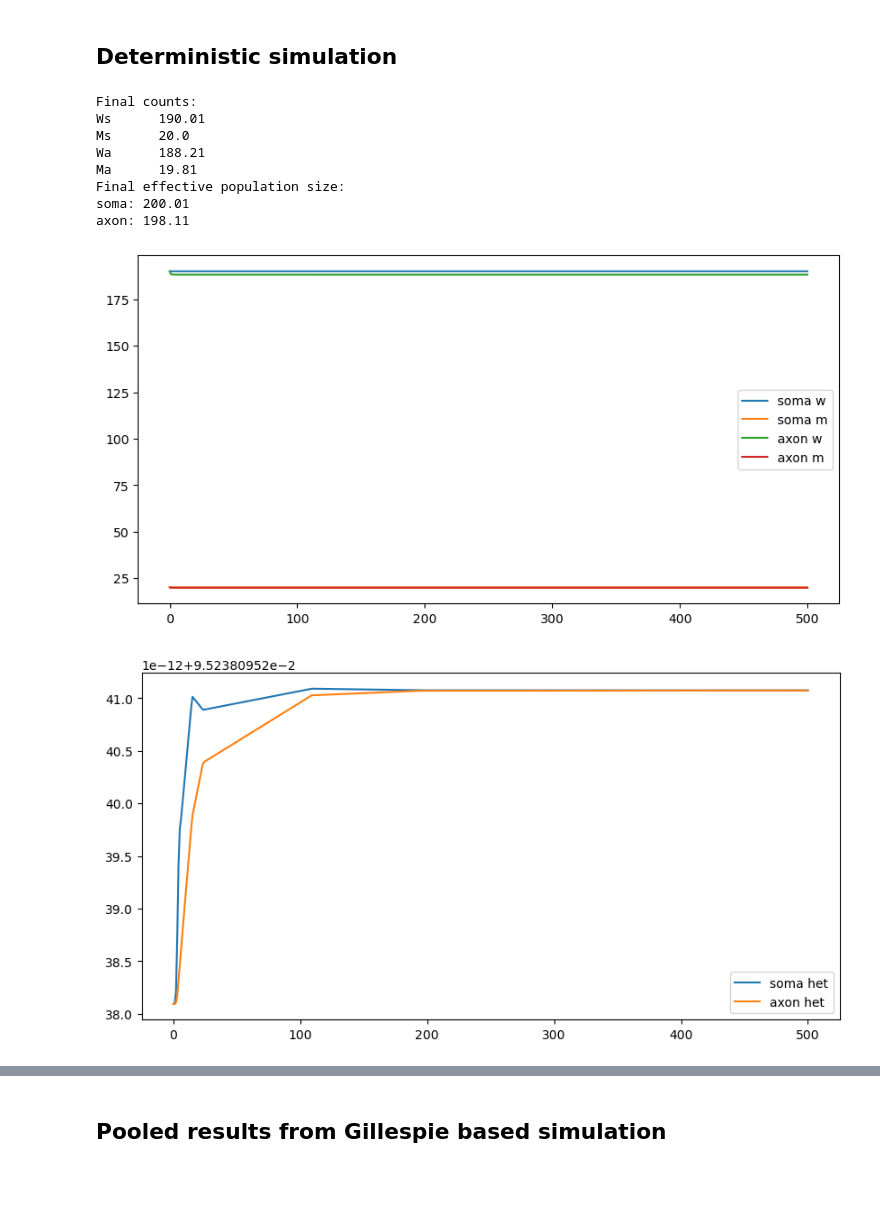
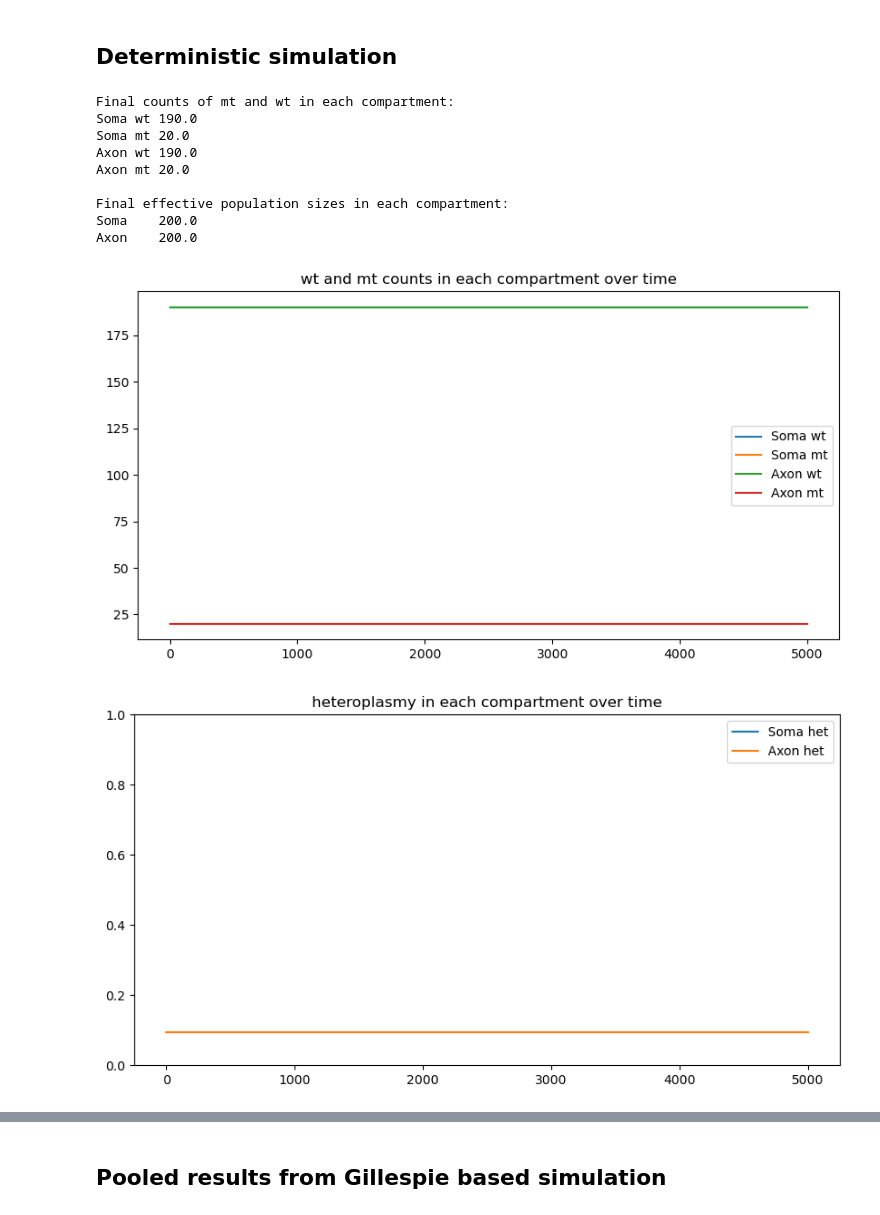
Before and after one commit to dkornai/SSD-in-Neurons, a Jupyter notebook: neruon_model_2c.ipynb, the cells around one changed output, grey strips where cells are left out. Cells and saved outputs as stored; diff of their text form; code cells hidden in the pictures; blank space fills up the shorter version.

Commit message:
updated 2 compartment model's notebook

```diff
--- a/neruon_model_2c.ipynb
+++ b/neruon_model_2c.ipynb
@@ -42,7 +42,7 @@ def neuron_model(t, z):
 # %%
 ## BIOLOGICAL PARAMETERS ##
 MU = 0.07 # death rate
-GAMMA = 0.05 # transport rate
+GAMMA = 0.07 # transport rate
 DELTA = 0.5 # mutant deficiency
 C_B = 0.1 # birth adaptibility constant
 C_T = 0.01 # transport adaptibility constant
@@ -50,10 +50,11 @@ NSS_S = 200 # soma population size
 NSS_A = 200 # axon population size
 
 ## VARIABLE NAMES ##
-VARS = ['Ws', 'Ms', 'Wa', 'Ma']
+VARS = ['Soma wt', 'Soma mt', 'Axon wt', 'Axon mt']
+COMP = ['Soma', 'Axon']
 
 ## SIMULATION PARAMETERS ##
-MAX_T = 500
+MAX_T = 5000
 TIME_POINTS = np.linspace(0, MAX_T, 500)
 start_state = np.array([190, 20, 190, 20], dtype = np.int64)
 # %% [markdown]
@@ -65,15 +66,16 @@ sol = integrate.solve_ivp(neuron_model, [0, MAX_T], start_state, t_eval=TIME_POI
 
 results = sol.y
 # %%
-plot_ODE(results, TIME_POINTS, DELTA, VARS)
+plot_ODE(results, TIME_POINTS, DELTA, VARS, COMP)
 # %% [output]
-Final counts:
-Ws      190.01
-Ms      20.0
-Wa      188.21
-Ma      19.81
-Final effective population size:
-soma: 200.01
-axon: 198.11
+Final counts of mt and wt in each compartment:
+Soma wt 190.0
+Soma mt 20.0
+Axon wt 190.0
+Axon mt 20.0
+
+Final effective population sizes in each compartment:
+Soma    200.0
+Axon    200.0
-[figure, old version]
+[figure, new version]
-[figure, old version]
+[figure, new version]
```
Also changed, not shown: parts of 5 cells of this notebook, 2 other files.
